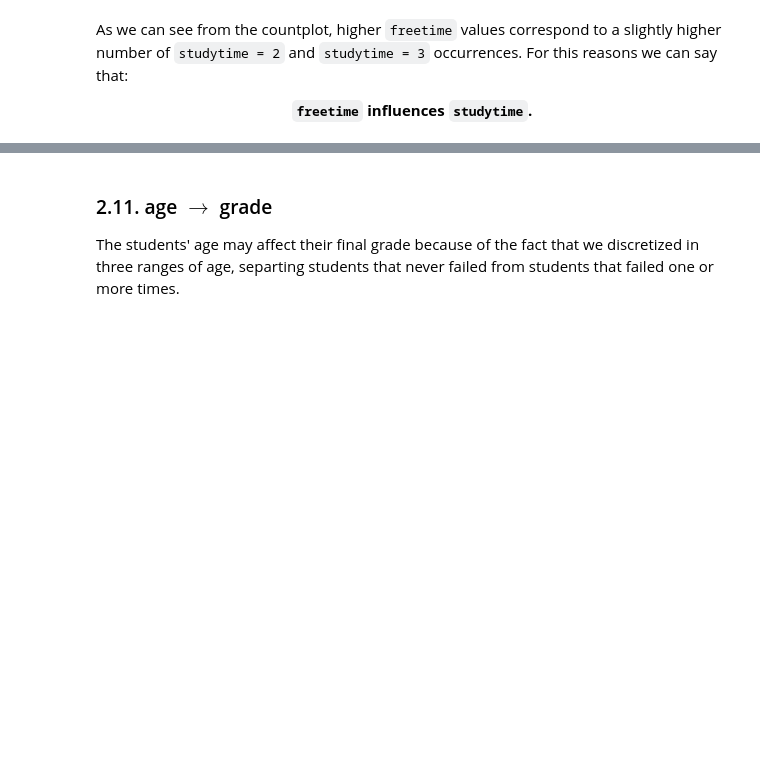
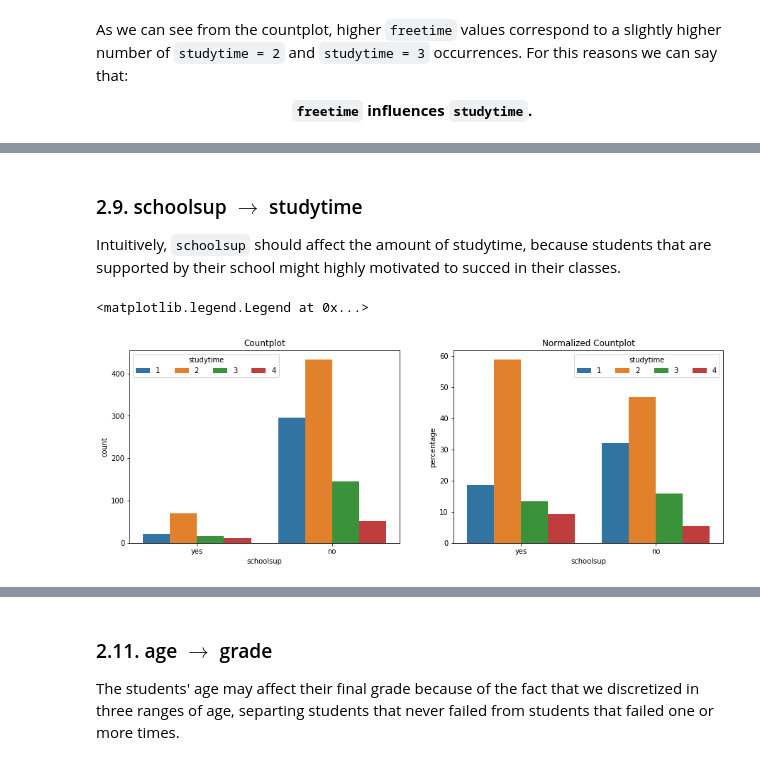
Before and after one commit to Mikalb98/StudentAnalysis-BayesianNetwork, a Jupyter notebook: Bayesian Model.ipynb, the cells around one changed output, grey strips where cells are left out. Drawn from its saved outputs; the diff is of its cells as text; code cells hidden in the pictures; blank space fills up the shorter version.

```diff
--- a/Bayesian Model.ipynb
+++ b/Bayesian Model.ipynb
@@ -975,0 +976,44 @@ This plot is a little particular. Specifically we can see that if a student's he
+# %% [markdown]
+### 2.9. schoolsup $\rightarrow$ studytime
+
+Intuitively, `schoolsup` should affect the amount of studytime, because students that are supported by their school might highly motivated to succed in their classes.
+# %%
+#parameters
+a,b = 'schoolsup', 'studytime'
+a_order = ["yes", "no"]
+
+fig, ax = plt.subplots(1, 2, figsize=(15, 5))
+
+#countplot:
+sns.countplot(data = df_new,
+              x = a,
+              hue = b,
+              order = a_order,
+              ax = ax[0])
+
+ax[0].set_title("Countplot")
+ax[0].grid = True
+ax[0].legend(title='studytime', ncol = 4)
+
+#normalized countplot:
+ax[1].set_title("Normalized Countplot")
+ax[1].grid = True
+
+occupation_counts = (df_new.groupby([a])[b]
+                     .value_counts(normalize = True)
+                     .rename('percentage')
+                     .mul(100)
+                     .reset_index()
+                     .sort_values(b))
+
+sns.barplot(x = a,
+            y = "percentage",
+            hue = b,
+            order = a_order,
+            data = occupation_counts,
+            ax = ax[1])
+
+ax[1].legend(title='studytime', ncol = 4)
+# %% [output]
+<matplotlib.legend.Legend at 0x...>
+[figure, added]
```
Also changed, not shown: parts of 83 cells of this notebook.
